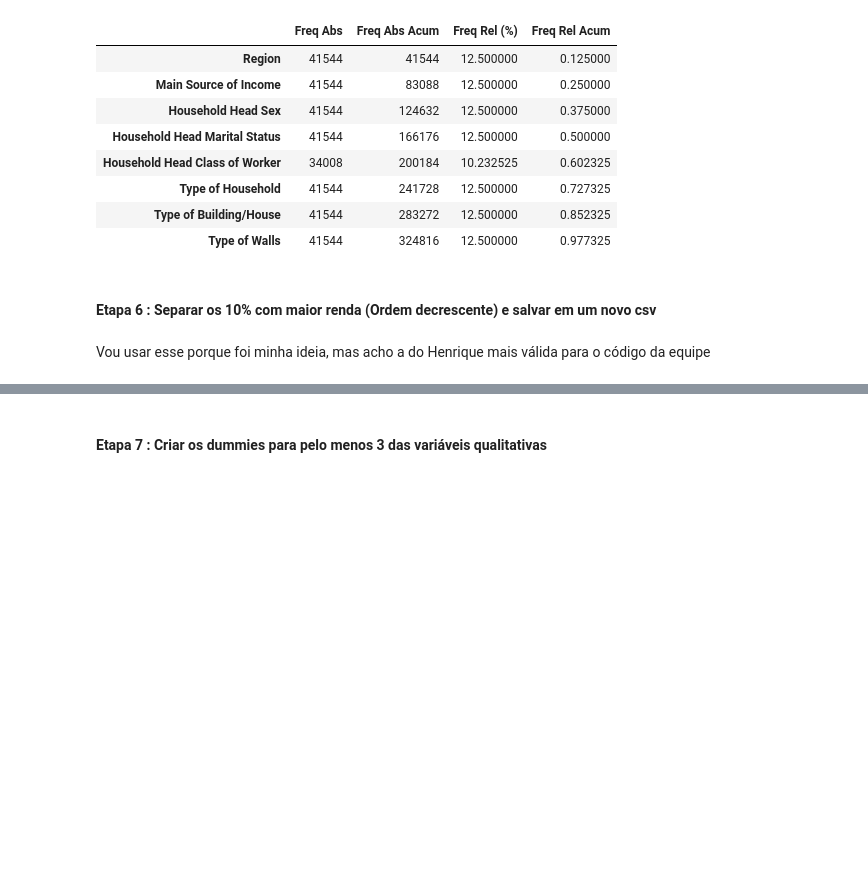
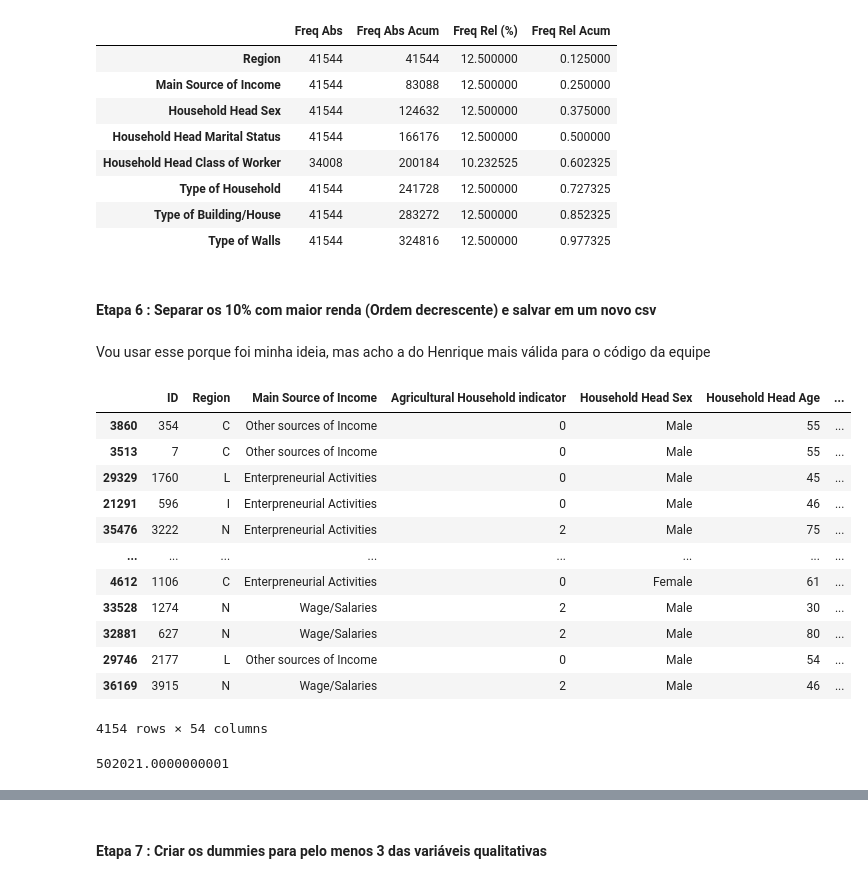
Before and after one commit to marcelaqueiroz/letscode_pandas, a Jupyter notebook: Projeto_Pandas_Mateus.ipynb, the cells around one changed output, grey strips where cells are left out. Drawn from its saved outputs; the diff is of its cells as text; code cells hidden in the pictures; blank space fills up the shorter version.

```diff
--- a/Projeto_Pandas_Mateus.ipynb
+++ b/Projeto_Pandas_Mateus.ipynb
@@ -346,10 +382,30 @@ relatorio_qualitativas
 # %% [markdown]
 Vou usar esse porque foi minha ideia, mas acho a do Henrique mais válida para o código da equipe
 # %%
-renda_10_porc = round(0.1*data_frame_total.shape[0]) # O round apresentou-se como um gargalo
+# renda_10_porc = round(0.1*data_frame_total.shape[0]) # O round apresentou-se como um gargalo
 
-maior_renda_10_porc_total = data_frame_total.nlargest(renda_10_porc,'Total Household Income')
+# maior_renda_10_porc_total = data_frame_total.nlargest(renda_10_porc,'Total Household Income')
 
-maior_renda_10_porc = data_frame_total.nlargest(renda_10_porc,'Total Household Income')\
-[['Total Household Income']]
+# # maior_renda_10_porc = data_frame_total.nlargest(renda_10_porc,'Total Household Income')\
+# # [['Total Household Income']]
+
+# maior_renda_10_porc_total
+# %% [output]
+|  | ID | Region | Main Source of Income | Agricultural Household indicator | Household Head Sex | Household Head Age | ... |
+| 3860 | 354 | C | Other sources of Income | 0 | Male | 55 | ... |
+| 3513 | 7 | C | Other sources of Income | 0 | Male | 55 | ... |
+| 29329 | 1760 | L | Enterpreneurial Activities | 0 | Male | 45 | ... |
+| 21291 | 596 | I | Enterpreneurial Activities | 0 | Male | 46 | ... |
+| 35476 | 3222 | N | Enterpreneurial Activities | 2 | Male | 75 | ... |
+| ... | ... | ... | ... | ... | ... | ... | ... |
+| 4612 | 1106 | C | Enterpreneurial Activities | 0 | Female | 61 | ... |
+| 33528 | 1274 | N | Wage/Salaries | 2 | Male | 30 | ... |
+| 32881 | 627 | N | Wage/Salaries | 2 | Male | 80 | ... |
+| 29746 | 2177 | L | Other sources of Income | 0 | Male | 54 | ... |
+| 36169 | 3915 | N | Wage/Salaries | 2 | Male | 46 | ... |
+4154 rows × 54 columns
+# %%
+quantile_renda_90_porc
+# %% [output]
+502021.0000000001
 # %%
```
Also changed, not shown: parts of 16 cells of this notebook.
